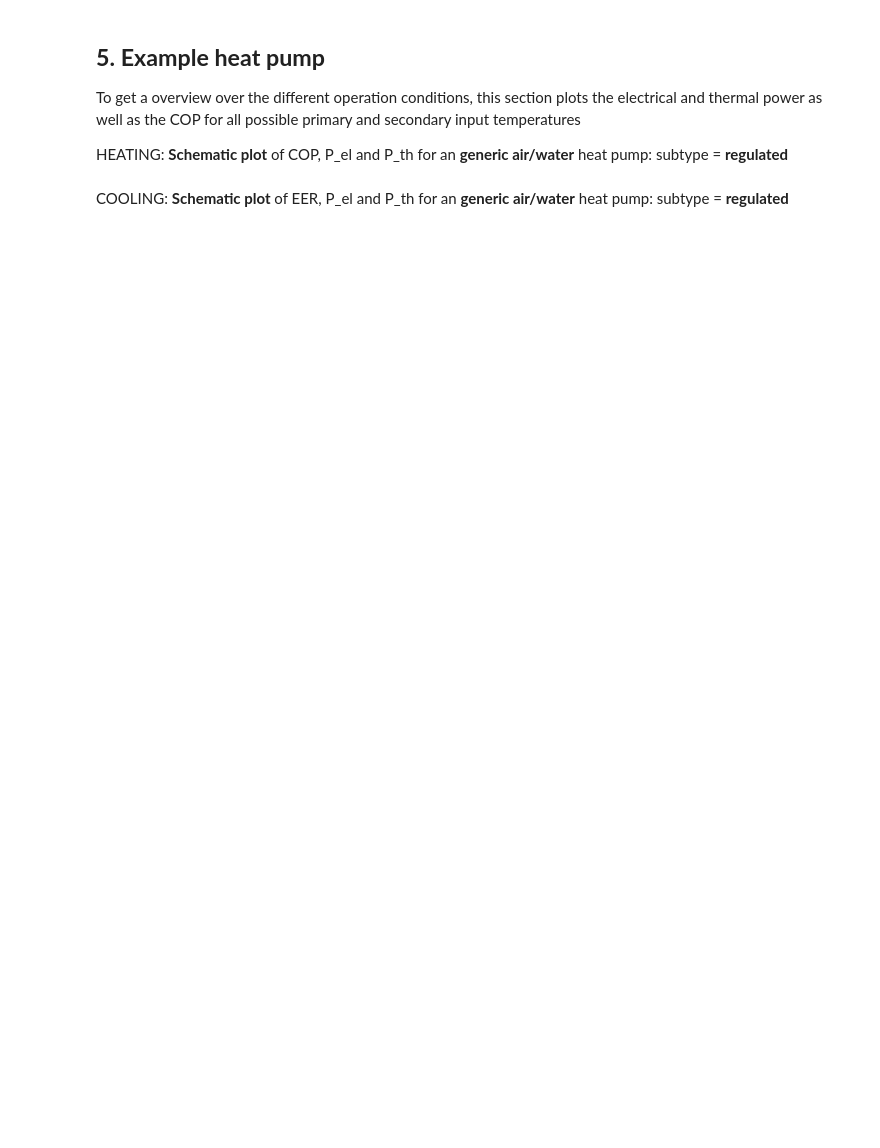
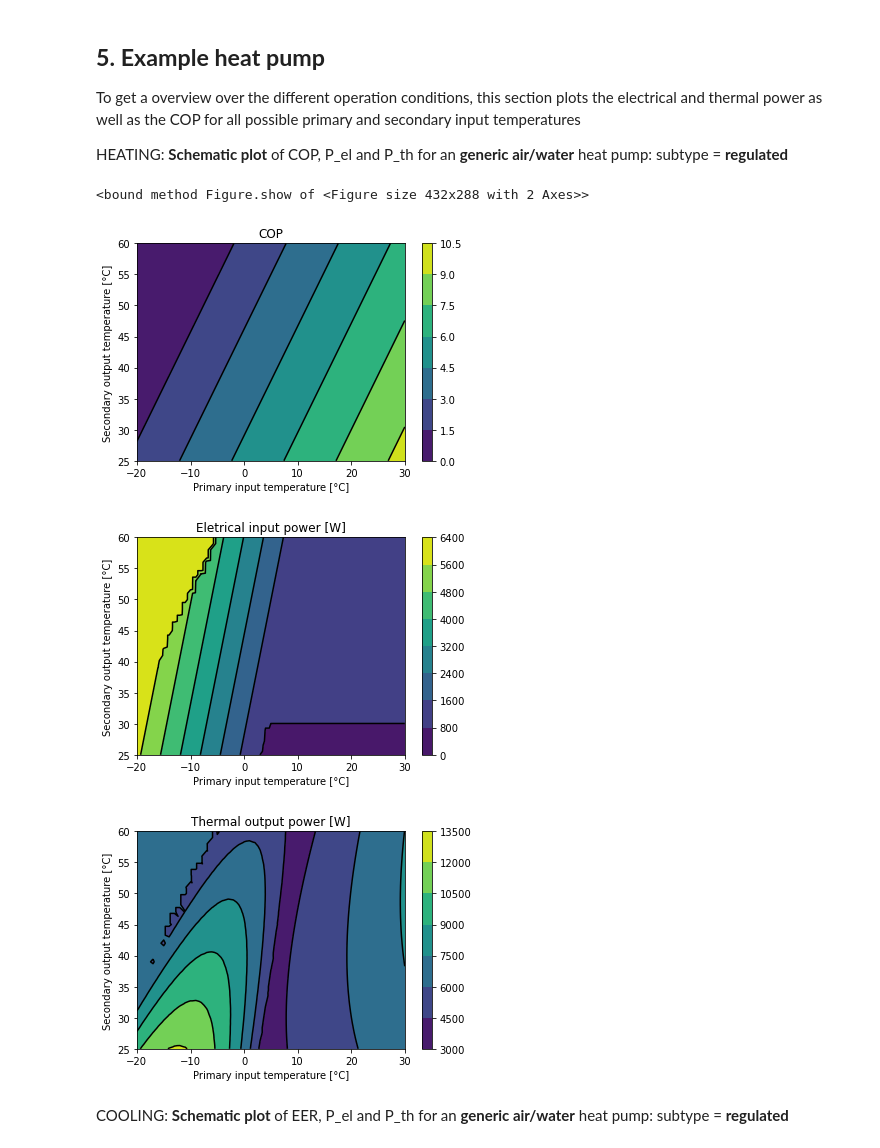
Before and after one commit to FZJ-IEK3-VSA/hplib, a Jupyter notebook: notebooks/documentation.ipynb, the cells around one changed output. Saved outputs shown, nothing was run; the diff lists cells and outputs as text; code cells hidden in the pictures; blank space fills up the shorter version.

```diff
--- a/notebooks/documentation.ipynb
+++ b/notebooks/documentation.ipynb
@@ -276,7 +310,7 @@ T_in = numpy.array([])
 T_out = numpy.array([])
 
 # Load parameters of generic air/water | regulated
-parameters = hpl.get_parameters('F2120-16', group_id=1, t_in=-7, t_out=35, p_th = 12280)
+parameters = hpl.get_parameters('Generic', group_id=1, t_in=-7, t_out=35, p_th = 10000)
 heatpump=hpl.HeatPump(parameters)
 results=pd.DataFrame()
 # Create input series
@@ -289,33 +323,38 @@ results=pd.DataFrame.from_dict(results)
 
 # Plot COP
 fig1, ax1 = plt.subplots()
 plot = plt.tricontourf(results['T_in'], results['T_out'], results['COP'])
 ax1.tricontour(results['T_in'], results['T_out'], results['COP'], colors='k')
 fig1.colorbar(plot)
 ax1.set_title('COP')
 ax1.set_xlabel('Primary input temperature [°C]')
 ax1.set_ylabel('Secondary output temperature [°C]')
 fig1.show
 
 # Plot electrical input power
 fig1, ax1 = plt.subplots()
 plot = plt.tricontourf(results['T_in'], results['T_out'], results['P_el'])
 ax1.tricontour(results['T_in'], results['T_out'], results['P_el'], colors='k')
 fig1.colorbar(plot)
 ax1.set_title('Eletrical input power [W]')
 ax1.set_xlabel('Primary input temperature [°C]')
 ax1.set_ylabel('Secondary output temperature [°C]')
 fig1.show
 
 # Plot thermal output power
 fig1, ax1 = plt.subplots()
 plot = plt.tricontourf(results['T_in'], results['T_out'], results['P_th'])
 ax1.tricontour(results['T_in'], results['T_out'], results['P_th'], colors='k')
 fig1.colorbar(plot)
 ax1.set_title('Thermal output power [W]')
 ax1.set_xlabel('Primary input temperature [°C]')
 ax1.set_ylabel('Secondary output temperature [°C]')
 fig1.show
+# %% [output]
+<bound method Figure.show of <Figure size 432x288 with 2 Axes>>
+[figure, added]
+[figure, added]
+[figure, added]
 # %% [markdown]
 COOLING: **Schematic plot** of EER, P_el and P_th for an **generic air/water** heat pump: subtype = **regulated**
 # %%
```
Also changed, not shown: parts of 23 cells of this notebook, 1 other file.
